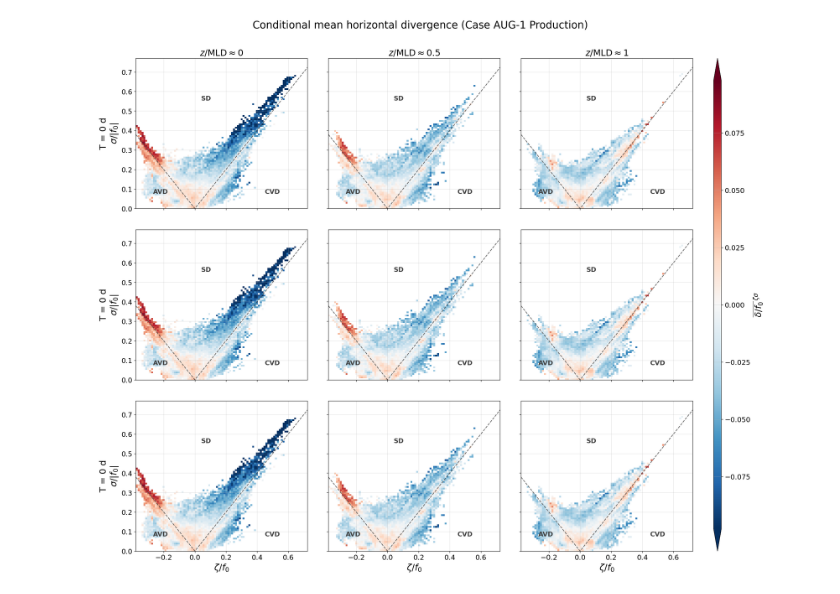
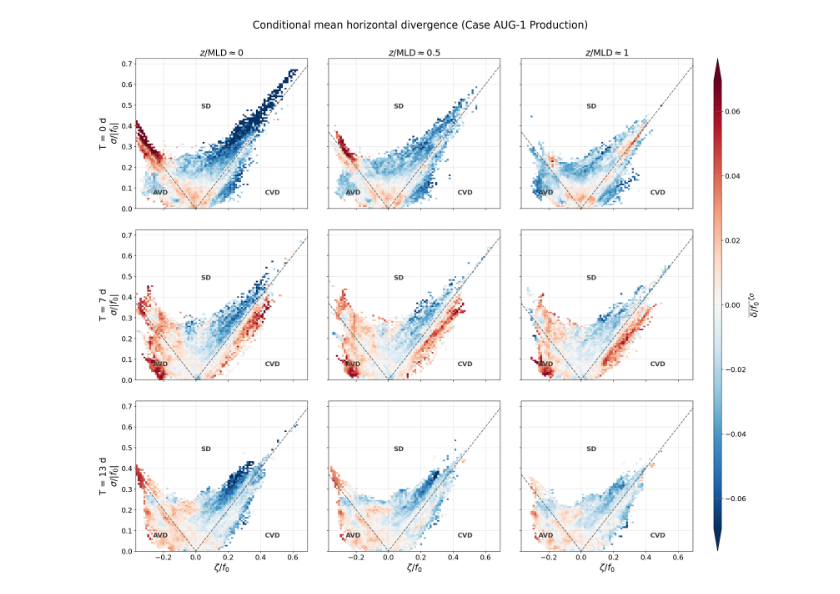
Before and after one commit to Jelle-Gortemaker/Thesis, a Jupyter notebook: z.flow_postprocessing/notebooks/compare_cross_case_w_and_delta.ipynb, the cells around one changed output. Drawn from its saved outputs; the diff is of its cells as text; code cells hidden in the pictures.

```diff
--- a/z.flow_postprocessing/notebooks/compare_cross_case_w_and_delta.ipynb
+++ b/z.flow_postprocessing/notebooks/compare_cross_case_w_and_delta.ipynb
@@ -344,47 +396,62 @@ Selected physical depths for Figure 1:
 # %%
 # ------------------------------------------------------------
-# FIGURE 2: conditional divergence at 3 times × 3 depths
+# FIGURE 2: CONDITIONAL DIVERGENCE AT LABELLED T=0, 7, 13 DAYS
 # ------------------------------------------------------------
-ds, time_dim, z_dim, _ = open_case(DATA_FILE)
-uv_depths = uv_depths_for(ds, z_dim)
-uv_indices = select_uv_indices(uv_depths)
-selected_times = [get_time_index(ds, time_dim, day) for day in TARGET_DAYS]
+snapshots = [
+    {
+        "ds": ds_spin,
+        "time_dim": time_spin,
+        "z_dim": z_spin,
+        "uv_indices": uv_indices_spin,
+        "it": it_spin,
+        "plot_day": 0.0,
+        "actual_day": 0.0,
+        "source": "spin-up",
+    }
+]
 
-raw = []
-for it, actual_day in selected_times:
-    for kuv in uv_indices:
-        ro, div_f, strain = shu.compute_surface_kinematics(
-            ds, time_dim, z_dim, it, [kuv], DX, DY, F0
+for target, (it, actual_day, _) in zip(STATE_TARGET_DAYS, state_selection):
+    snapshots.append({
+        "ds": ds_state,
+        "time_dim": time_state,
+        "z_dim": z_state,
+        "uv_indices": uv_indices_state,
+        "it": it,
+        "plot_day": target,
+        "actual_day": actual_day,
+        "source": "state",
+    })
+
+raw_d = []
+for snapshot in snapshots:
+    for col, kuv in enumerate(snapshot["uv_indices"]):
+        ro, div_f, strain = compute_kinematics(
+            snapshot["ds"], snapshot["time_dim"], snapshot["z_dim"],
+            snapshot["it"], kuv,
         )
-        raw.append((ro, strain, div_f, it, actual_day, kuv))
+        raw_d.append((ro, strain, div_f, snapshot["plot_day"], snapshot["actual_day"], col))
 
-ro_edges, strain_edges = common_edges([(ro, strain, div) for ro, strain, div, *_ in raw])
+ro_edges_d, strain_edges_d = common_edges([(ro, strain, div) for ro, strain, div, *_ in raw_d])
 D_cond = [
-    conditioned_mean(ro, strain, div, ro_edges, strain_edges)
-    for ro, strain, div, *_ in raw
+    conditioned_mean(ro, strain, div, ro_edges_d, strain_edges_d)
+    for ro, strain, div, *_ in raw_d
 ]
 d_limit = shared_symmetric_limit(D_cond)
 
 fig = plt.figure(figsize=(19.5, 17.5), facecolor="white")
 gs = fig.add_gridspec(
-    3,
-    4,
-    width_ratios=[1, 1, 1, 0.045],
-    left=0.065,
-    right=0.96,
-    bottom=0.07,
-    top=0.91,
-    wspace=0.16,
-    hspace=0.14,
+    3, 4, width_ratios=[1, 1, 1, 0.045],
+    left=0.065, right=0.96, bottom=0.07, top=0.91,
+    wspace=0.16, hspace=0.14,
 )
 axes = np.array([[fig.add_subplot(gs[i, j]) for j in range(3)] for i in range(3)])
 cax = fig.add_subplot(gs[:, 3])
 
-for index, (field, (_, _, _, it, actual_day, kuv)) in enumerate(zip(D_cond, raw)):
-    row, col = divmod(index, 3)
+for index, (field, (_, _, _, plot_day, actual_day, col)) in enumerate(zip(D_cond, raw_d)):
+    row = index // 3
     ax = axes[row, col]
     title = rf"$z/\mathrm{{MLD}}\approx {TARGET_MLD_LABELS[col]}$" if row == 0 else ""
-    pcm = draw_panel(ax, field, ro_edges, strain_edges, d_limit, title=title)
+    pcm = draw_panel(ax, field, ro_edges_d, strain_edges_d, d_limit, title=title)
 
     if row == 2:
         ax.set_xlabel(r"$\zeta/f_0$")
@@ -392,28 +459,23 @@ for index, (field, (_, _, _, it, actual_day, kuv)) in enumerate(zip(D_cond, raw)
         ax.tick_params(labelbottom=False)
 
     if col == 0:
-        ax.set_ylabel(rf"T = {actual_day:g} d" + "\n" + r"$\sigma/|f_0|$")
+        ax.set_ylabel(rf"T = {plot_day:g} d" + "\n" + r"$\sigma/|f_0|$")
     else:
         ax.tick_params(labelleft=False)
 
 cbar = fig.colorbar(pcm, cax=cax, extend="both")
 cbar.set_label(r"$\overline{\delta/f_0}^{\,\zeta\sigma}$")
-
-fig.suptitle(
-    f"Conditional mean horizontal divergence ({RUN_TITLE_INFO})",
-    y=0.975,
-)
-
+fig.suptitle(f"Conditional mean horizontal divergence ({RUN_TITLE_INFO})", y=0.975)
 shu.savefig_if_needed(
-    fig,
-    f"conditional_divergence_3x3_mld_{case_name}",
-    save=SAVE,
-    out_dir=OUT_DIR,
+    fig, f"conditional_divergence_spinup_state_3x3_mld_{case_name}",
+    save=SAVE, out_dir=OUT_DIR,
 )
 plt.show()
 
-print("Selected times:", selected_times)
-print("Selected physical U/V depths for Figure 2:")
-for label, kuv in zip(TARGET_MLD_LABELS, uv_indices):
-    print(f"  z/MLD≈{label}: U/V index {kuv} at {uv_depths[kuv]:.1f} m")
+print("\nActual records used for the state rows")
+for target, (it, actual_day, raw_time_s) in zip(STATE_TARGET_DAYS, state_selection):
+    print(
+        f"  Label T={target:g} d: state index={it}, "
+        f"raw time={raw_time_s:.0f} s, actual elapsed={actual_day:.5f} d"
+    )
 # %% [output]
@@ -421 +483 @@ Saved: C:\Users\Jelle Gortemaker\Documents\Thesis\z.flow_postprocessing\results\
-[figure, old version]
+[figure, new version]
```
Also changed, not shown: parts of 7 cells of this notebook, 1 other file.
